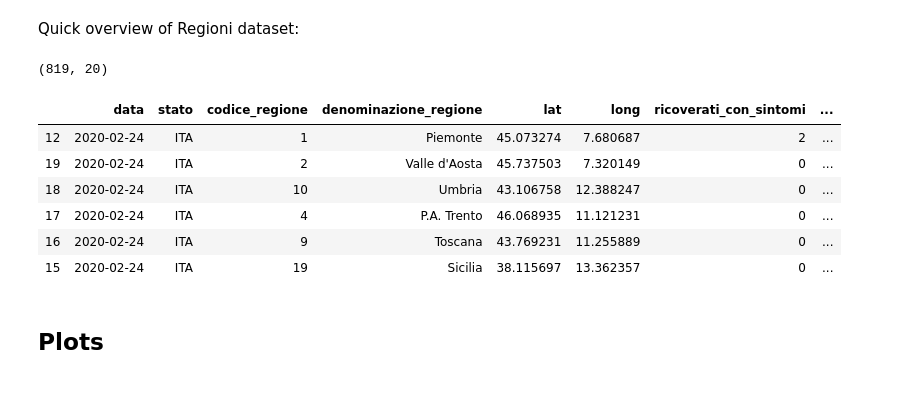
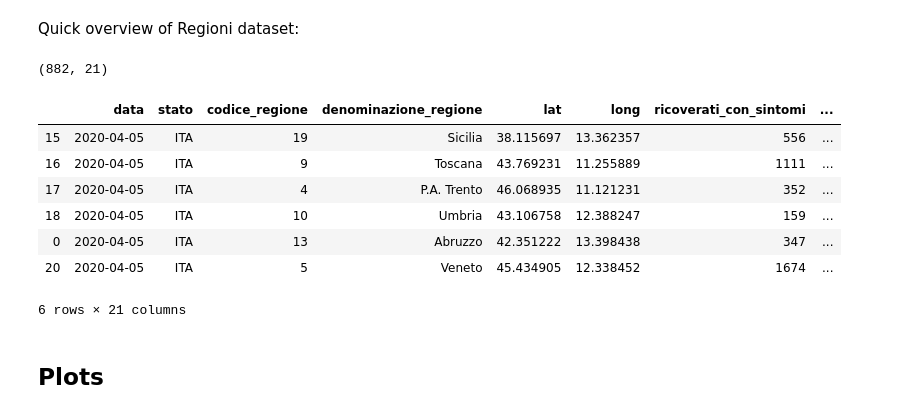
Before and after one commit to PaoloTesta/covid19_dataviz, a Jupyter notebook: dataviz_lombardia.ipynb, the cells around one changed output. Cells and saved outputs as stored; diff of their text form; code cells hidden in the pictures.

```diff
--- a/dataviz_lombardia.ipynb
+++ b/dataviz_lombardia.ipynb
@@ -27,3 +32,4 @@ df['data'] = df.data.apply(lambda x : x[:10])
 df['data'] = pd.to_datetime(df.data)
 df = df.sort_values('data')
 df['wday'] = df.data.dt.weekday
+df.loc[:,'week'] = df.data.dt.week
@@ -31,13 +39,14 @@ df['wday'] = df.data.dt.weekday
 Quick overview of Regioni dataset:
 # %%
 print(df.shape)
-df.head(6)
+df.tail(6)
 # %% [output]
-(819, 20)
+(882, 21)
 |  | data | stato | codice_regione | denominazione_regione | lat | long | ricoverati_con_sintomi | ... |
-| 12 | 2020-02-24 | ITA | 1 | Piemonte | 45.073274 | 7.680687 | 2 | ... |
-| 19 | 2020-02-24 | ITA | 2 | Valle d'Aosta | 45.737503 | 7.320149 | 0 | ... |
-| 18 | 2020-02-24 | ITA | 10 | Umbria | 43.106758 | 12.388247 | 0 | ... |
-| 17 | 2020-02-24 | ITA | 4 | P.A. Trento | 46.068935 | 11.121231 | 0 | ... |
-| 16 | 2020-02-24 | ITA | 9 | Toscana | 43.769231 | 11.255889 | 0 | ... |
-| 15 | 2020-02-24 | ITA | 19 | Sicilia | 38.115697 | 13.362357 | 0 | ... |
+| 15 | 2020-04-05 | ITA | 19 | Sicilia | 38.115697 | 13.362357 | 556 | ... |
+| 16 | 2020-04-05 | ITA | 9 | Toscana | 43.769231 | 11.255889 | 1111 | ... |
+| 17 | 2020-04-05 | ITA | 4 | P.A. Trento | 46.068935 | 11.121231 | 352 | ... |
+| 18 | 2020-04-05 | ITA | 10 | Umbria | 43.106758 | 12.388247 | 159 | ... |
+| 0 | 2020-04-05 | ITA | 13 | Abruzzo | 42.351222 | 13.398438 | 347 | ... |
+| 20 | 2020-04-05 | ITA | 5 | Veneto | 45.434905 | 12.338452 | 1674 | ... |
+6 rows × 21 columns
```
Also changed, not shown: parts of 18 cells of this notebook.
